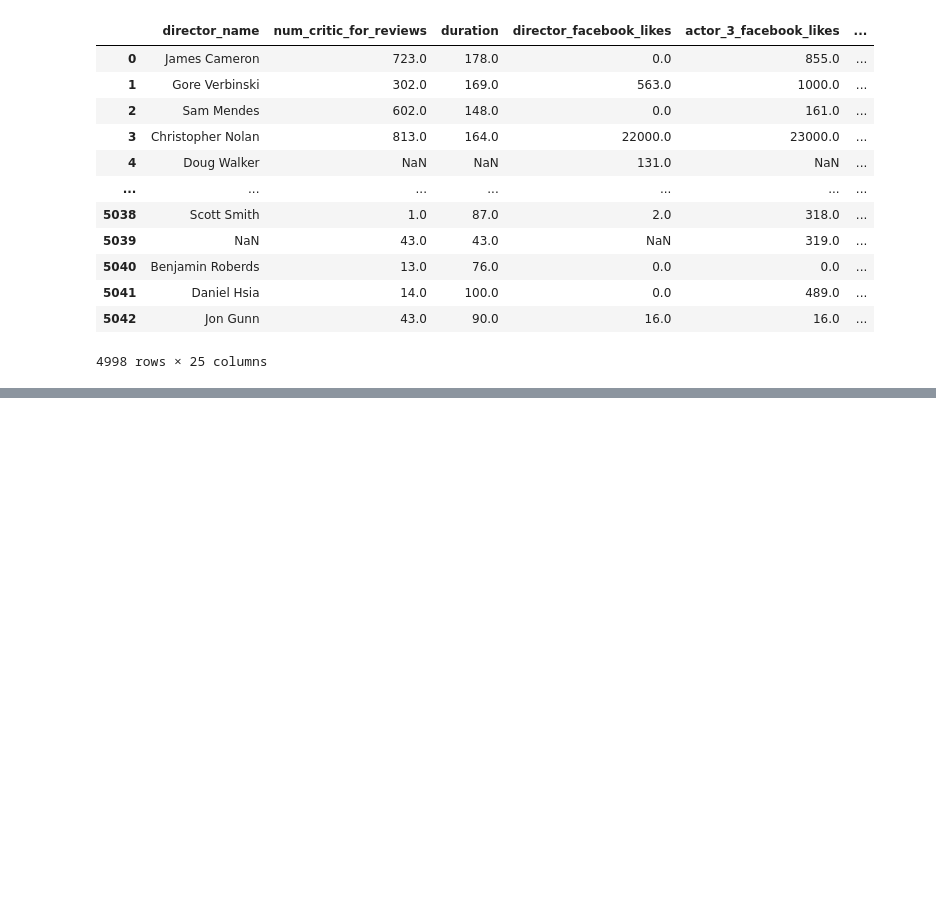
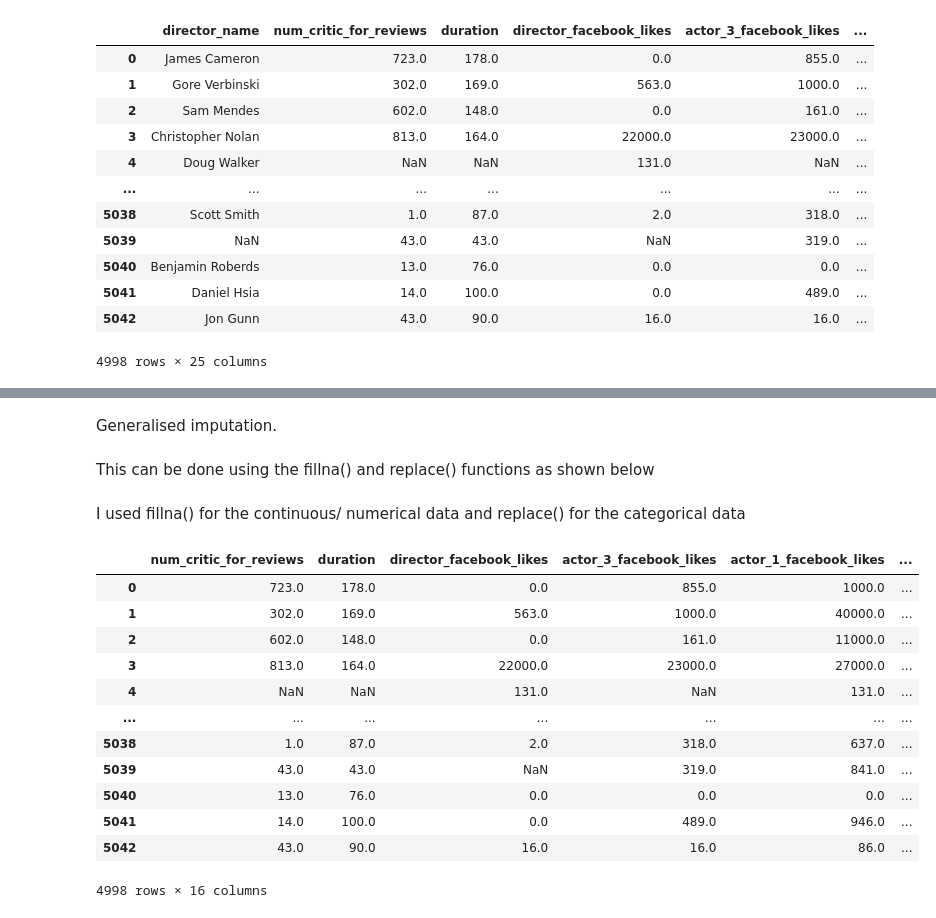
Before and after one commit to anitajn86/MOVIES, a Jupyter notebook: movies.ipynb, the cells around one changed output, grey strips where cells are left out. Drawn from its saved outputs; the diff is of its cells as text; code cells hidden in the pictures; blank space fills up the shorter version.

Commit message:
Imputation using median ,mean and mode

```diff
--- a/movies.ipynb
+++ b/movies.ipynb
@@ -547,0 +625,25 @@ movies_New2
+# %% [markdown]
+Generalised imputation.
+# %% [markdown]
+This can be done using the fillna() and replace() functions as shown below
+# %% [markdown]
+I used fillna() for the continuous/ numerical data and replace() for the categorical data
+# %%
+#first separate the categorical from the numerical/continuous
+#or go the long way so that it remains combined
+continuous_movies=movies.select_dtypes(exclude='object')
+continuous_movies
+# %% [output]
+|  | num_critic_for_reviews | duration | director_facebook_likes | actor_3_facebook_likes | actor_1_facebook_likes | ... |
+| 0 | 723.0 | 178.0 | 0.0 | 855.0 | 1000.0 | ... |
+| 1 | 302.0 | 169.0 | 563.0 | 1000.0 | 40000.0 | ... |
+| 2 | 602.0 | 148.0 | 0.0 | 161.0 | 11000.0 | ... |
+| 3 | 813.0 | 164.0 | 22000.0 | 23000.0 | 27000.0 | ... |
+| 4 | NaN | NaN | 131.0 | NaN | 131.0 | ... |
+| ... | ... | ... | ... | ... | ... | ... |
+| 5038 | 1.0 | 87.0 | 2.0 | 318.0 | 637.0 | ... |
+| 5039 | 43.0 | 43.0 | NaN | 319.0 | 841.0 | ... |
+| 5040 | 13.0 | 76.0 | 0.0 | 0.0 | 0.0 | ... |
+| 5041 | 14.0 | 100.0 | 0.0 | 489.0 | 946.0 | ... |
+| 5042 | 43.0 | 90.0 | 16.0 | 16.0 | 86.0 | ... |
+4998 rows × 16 columns
```
Also changed, not shown: parts of 24 cells of this notebook.
